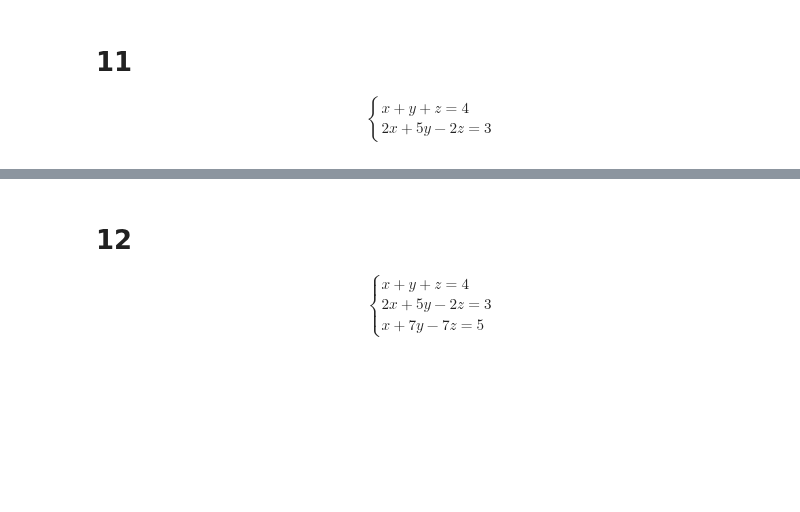
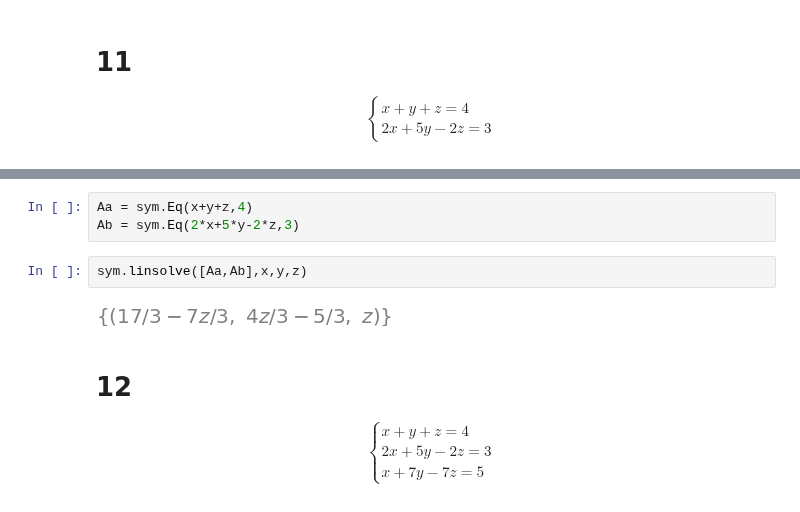
Before and after one commit to samirsaravia/AL-Calc, a Jupyter notebook: ALin/HW-sistemas-lineares.ipynb, the cells around one changed output, grey strips where cells are left out. Drawn from its saved outputs; the diff is of its cells as text; blank space fills up the shorter version.

```diff
--- a/ALin/HW-sistemas-lineares.ipynb
+++ b/ALin/HW-sistemas-lineares.ipynb
@@ -157,3 +198,10 @@ $$\begin{cases}x+y+z=4\\ 2x+5y-2z=3\end{cases}$$
+# %%
+Aa = sym.Eq(x+y+z,4)
+Ab = sym.Eq(2*x+5*y-2*z,3)
+# %%
+sym.linsolve([Aa,Ab],x,y,z)
+# %% [output]
+[figure, added]
 # %% [markdown]
 # 12
 
```
Also changed, not shown: parts of 20 cells of this notebook, 1 other file.
